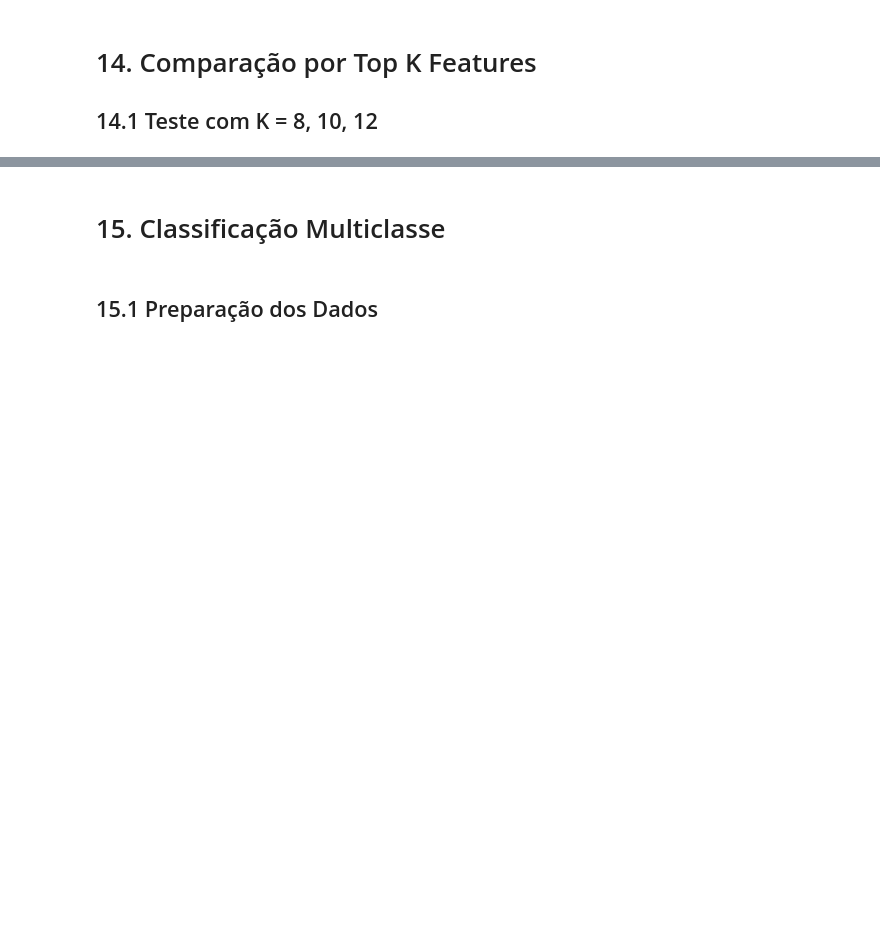
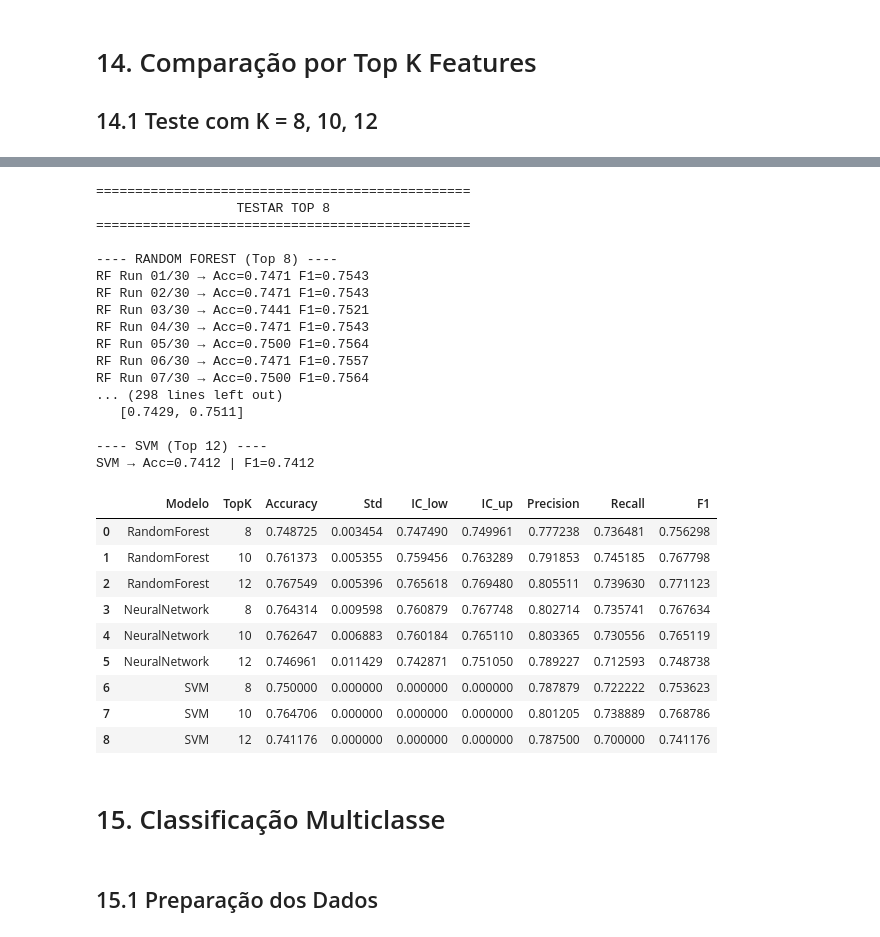
Before and after one commit to tomasgferreira06/ML_TP, a Jupyter notebook: projetoML.ipynb, the cells around one changed output, grey strips where cells are left out. Drawn from its saved outputs; the diff is of its cells as text; code cells hidden in the pictures; blank space fills up the shorter version.

```diff
--- a/projetoML.ipynb
+++ b/projetoML.ipynb
@@ -3114,3 +3203,39 @@ df_testes
+# %%
+df_binario_topk_ensemble = testar_top_k_ensemble_binario(
+    df=df_fe,
+    target="Target",
+    ranking=ranking_completo
+)
+
+df_binario_topk_ensemble
+# %% [output]
+================================================
+                  TESTAR TOP 8
+================================================
+
+---- RANDOM FOREST (Top 8) ----
+RF Run 01/30 → Acc=0.7471 F1=0.7543
+RF Run 02/30 → Acc=0.7471 F1=0.7543
+RF Run 03/30 → Acc=0.7441 F1=0.7521
+RF Run 04/30 → Acc=0.7471 F1=0.7543
+RF Run 05/30 → Acc=0.7500 F1=0.7564
+RF Run 06/30 → Acc=0.7471 F1=0.7557
+RF Run 07/30 → Acc=0.7500 F1=0.7564
+... (298 lines left out)
+   [0.7429, 0.7511]
+
+---- SVM (Top 12) ----
+SVM → Acc=0.7412 | F1=0.7412
+|  | Modelo | TopK | Accuracy | Std | IC_low | IC_up | Precision | Recall | F1 |
+| 0 | RandomForest | 8 | 0.748725 | 0.003454 | 0.747490 | 0.749961 | 0.777238 | 0.736481 | 0.756298 |
+| 1 | RandomForest | 10 | 0.761373 | 0.005355 | 0.759456 | 0.763289 | 0.791853 | 0.745185 | 0.767798 |
+| 2 | RandomForest | 12 | 0.767549 | 0.005396 | 0.765618 | 0.769480 | 0.805511 | 0.739630 | 0.771123 |
+| 3 | NeuralNetwork | 8 | 0.764314 | 0.009598 | 0.760879 | 0.767748 | 0.802714 | 0.735741 | 0.767634 |
+| 4 | NeuralNetwork | 10 | 0.762647 | 0.006883 | 0.760184 | 0.765110 | 0.803365 | 0.730556 | 0.765119 |
+| 5 | NeuralNetwork | 12 | 0.746961 | 0.011429 | 0.742871 | 0.751050 | 0.789227 | 0.712593 | 0.748738 |
+| 6 | SVM | 8 | 0.750000 | 0.000000 | 0.000000 | 0.000000 | 0.787879 | 0.722222 | 0.753623 |
+| 7 | SVM | 10 | 0.764706 | 0.000000 | 0.000000 | 0.000000 | 0.801205 | 0.738889 | 0.768786 |
+| 8 | SVM | 12 | 0.741176 | 0.000000 | 0.000000 | 0.000000 | 0.787500 | 0.700000 | 0.741176 |
 # %% [markdown]
 # 15. Classificação Multiclasse
 # %% [markdown]
```
Also changed, not shown: parts of 23 cells of this notebook, 1 other file.
